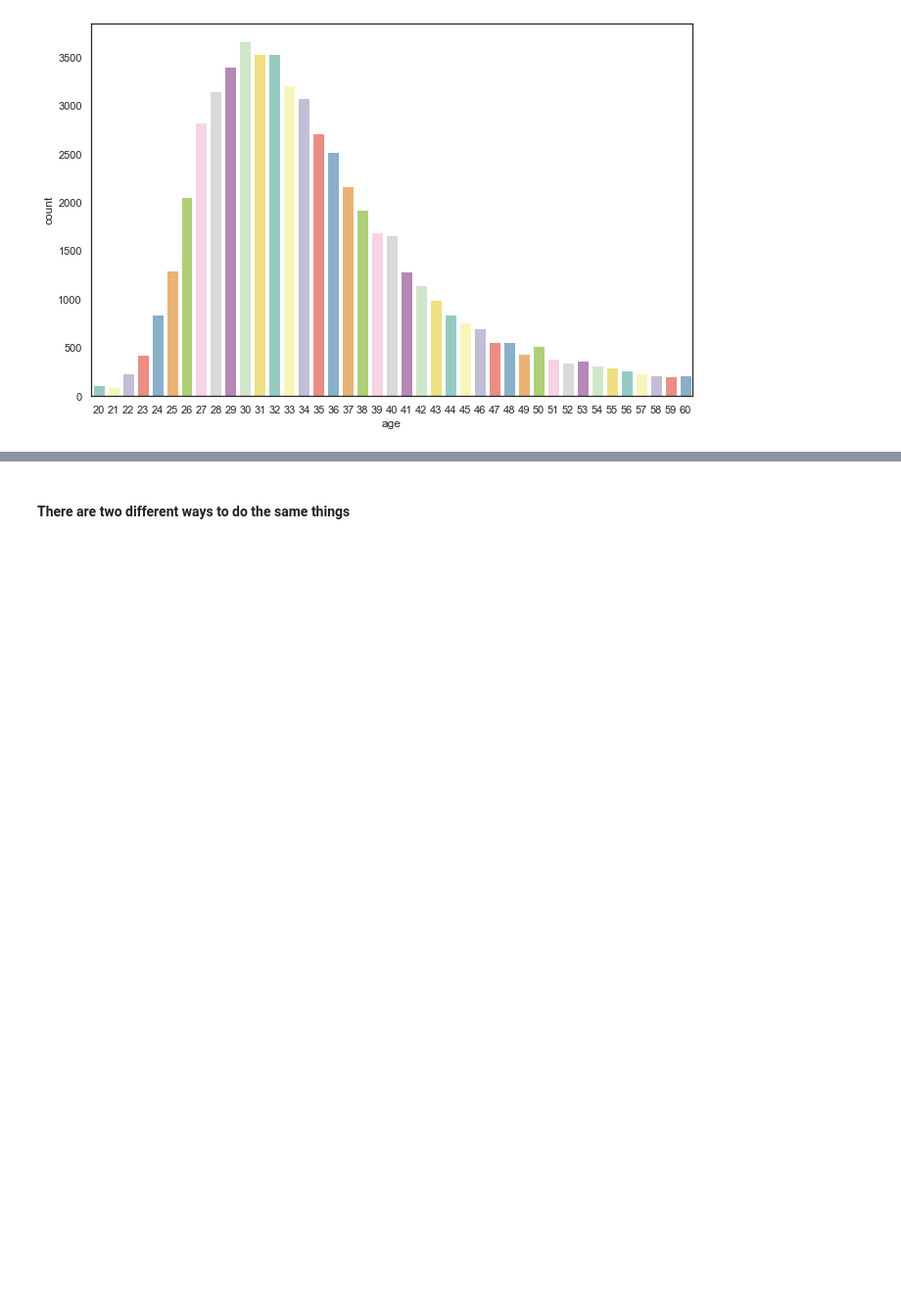
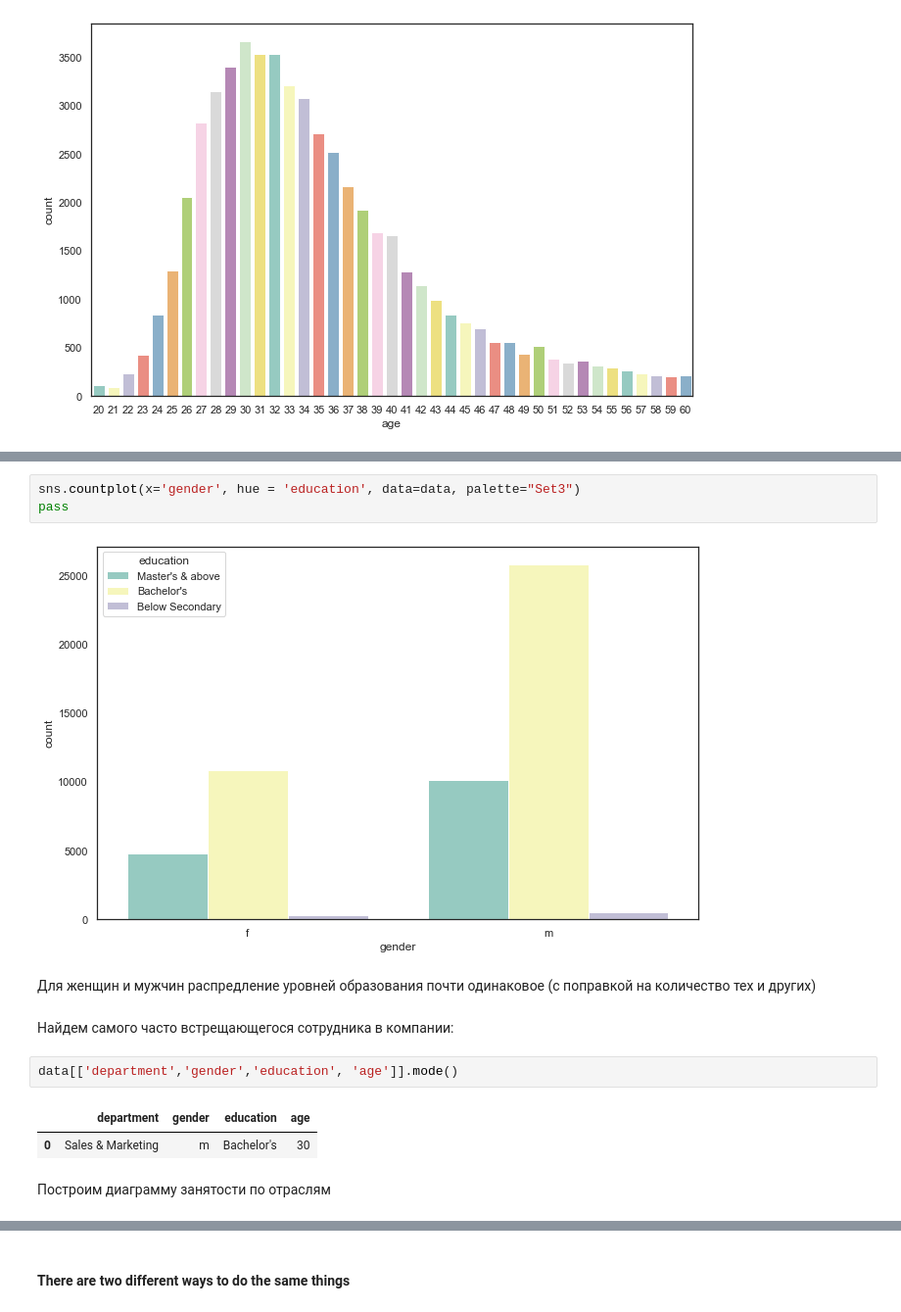
Before and after one commit to ivanvikhrev/ML-HR-analysis-case-study, a Jupyter notebook: model.ipynb, the cells around one changed output, grey strips where cells are left out. Shown at 98% size. Saved outputs shown, nothing was run; the diff lists cells and outputs as text; blank space fills up the shorter version.

```diff
--- a/model.ipynb
+++ b/model.ipynb
@@ -100,0 +127,16 @@ data.describe()
+# %%
+sns.countplot(x='gender', hue = 'education', data=data, palette="Set3")
+pass
+# %% [output]
+[figure, added]
+# %% [markdown]
+Для женщин и мужчин распредление уровней образования почти одинаковое (с поправкой на количество тех и других)
+# %% [markdown]
+Найдем самого часто встрещающегося сотрудника в компании:
+# %%
+data[['department','gender','education', 'age']].mode()
+# %% [output]
+|  | department | gender | education | age |
+| 0 | Sales & Marketing | m | Bachelor's | 30 |
+# %% [markdown]
+Построим диаграмму занятости по отраслям
```
Also changed, not shown: parts of 29 cells of this notebook.
